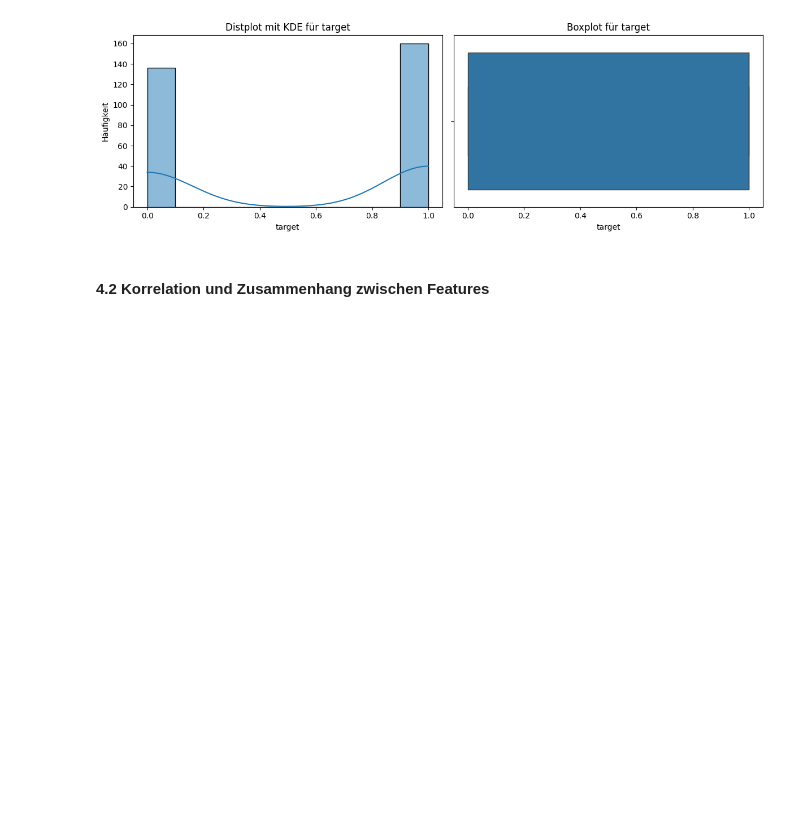
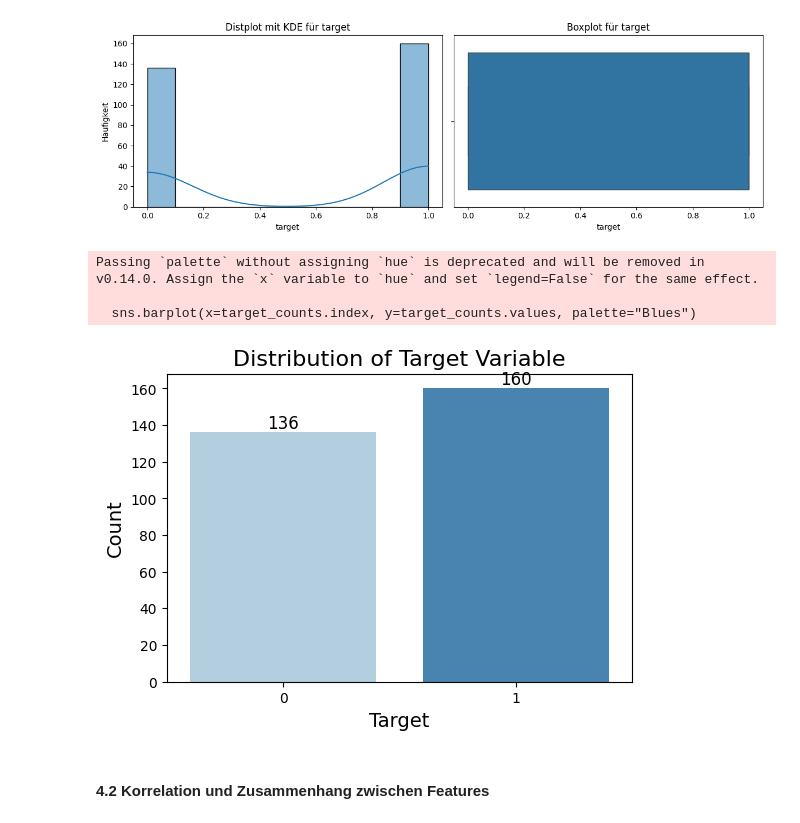
Before and after one commit to xbyjoex/MINTEC, a Jupyter notebook: Heart_Disease.ipynb, the cells around one changed output. Saved outputs shown, nothing was run; the diff lists cells and outputs as text; code cells hidden in the pictures; blank space fills up the shorter version.

Commit message:
Verteilung normalisiert

```diff
--- a/Heart_Disease.ipynb
+++ b/Heart_Disease.ipynb
@@ -260,6 +261,29 @@ for feature in data.columns:
 [figure]
 [figure]
 [figure]
+# %%
+target_counts = data["target"].value_counts().sort_index()
+
+# Erstelle ein Balkendiagramm zur Visualisierung der Verteilung
+plt.figure(figsize=(6, 4))
+sns.barplot(x=target_counts.index, y=target_counts.values, palette="Blues")
+
+# Achsenbeschriftungen und Titel
+plt.xlabel("Target", fontsize=14)
+plt.ylabel("Count", fontsize=14)
+plt.title("Distribution of Target Variable", fontsize=16)
+
+# Werte auf den Balken anzeigen
+for i, count in enumerate(target_counts.values):
+    plt.text(i, count + 2, str(count), ha='center', fontsize=12)
+
+plt.xticks([0, 1])  # Sicherstellen, dass die Achsenwerte korrekt gesetzt sind
+plt.show()
+# %% [output]
+Passing `palette` without assigning `hue` is deprecated and will be removed in v0.14.0. Assign the `x` variable to `hue` and set `legend=False` for the same effect.
+
+  sns.barplot(x=target_counts.index, y=target_counts.values, palette="Blues")
+[figure, added]
 # %% [markdown]
 #### 4.2 Korrelation und Zusammenhang zwischen Features
 # %% [markdown]
```
Also changed, not shown: parts of 7 cells of this notebook, 2 other files.
